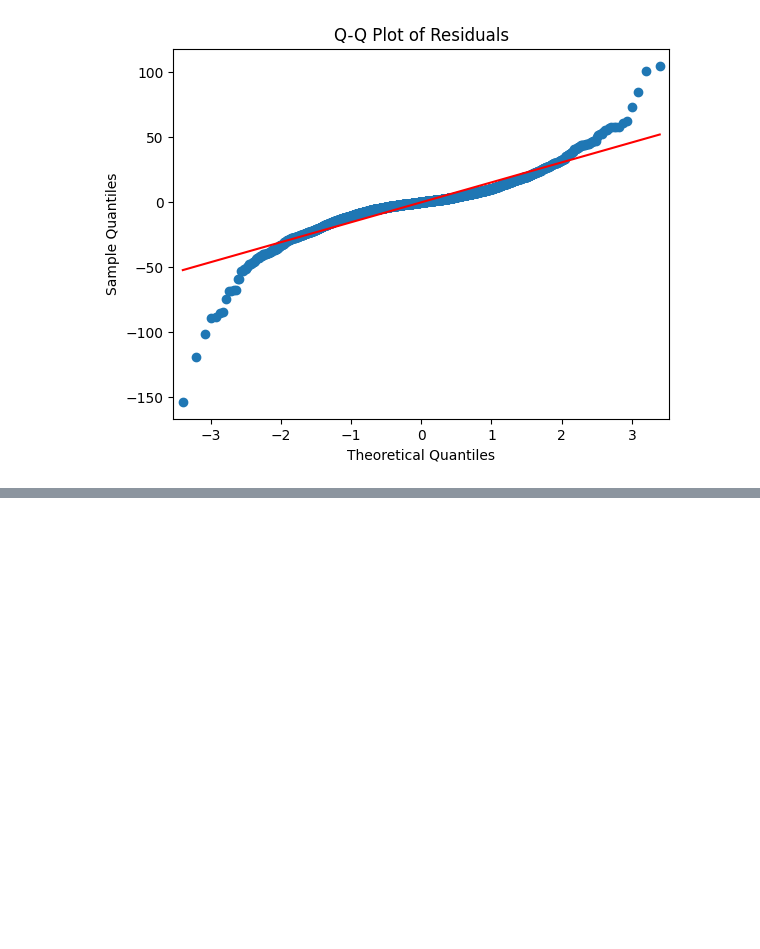
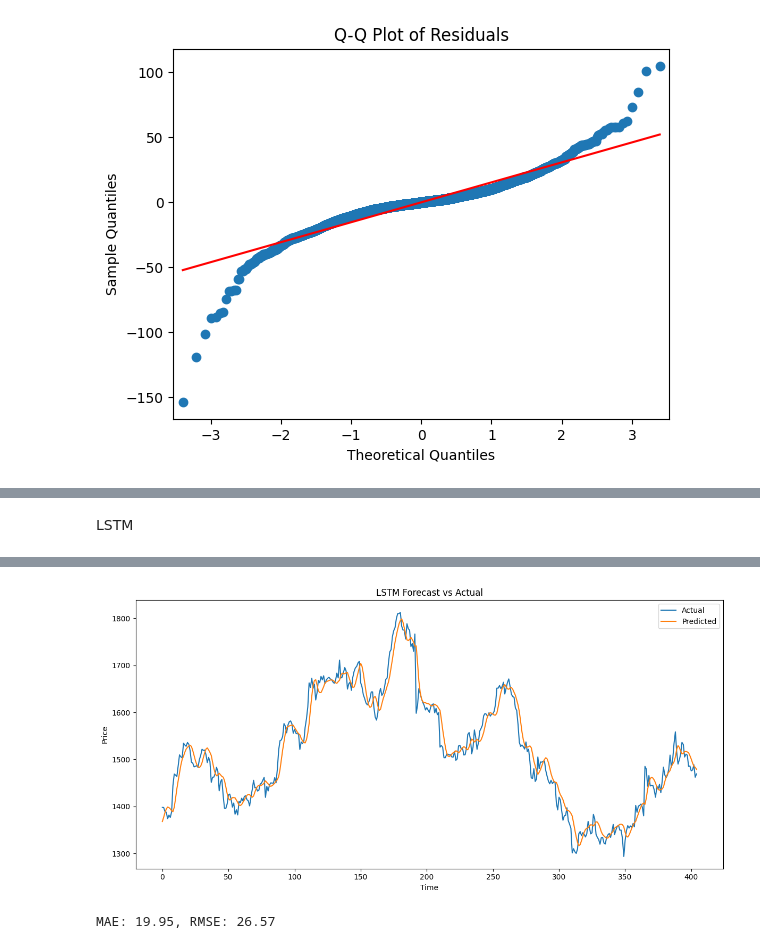
Before and after one commit to edeery3/Applied-Data-Science-1, a Jupyter notebook: GSK_Code.ipynb, the cells around one changed output, grey strips where cells are left out. Drawn from its saved outputs; the diff is of its cells as text; code cells hidden in the pictures; blank space fills up the shorter version.

```diff
--- a/GSK_Code.ipynb
+++ b/GSK_Code.ipynb
@@ -317,0 +380,71 @@ plt.show()
+# %% [markdown]
+LSTM
+# %%
+
+from sklearn.preprocessing import MinMaxScaler
+from tensorflow.keras.models import Sequential
+from tensorflow.keras.layers import LSTM, Dense, Dropout, Input
+from tensorflow.keras.callbacks import EarlyStopping
+
+
+# Scale the data
+scaler = MinMaxScaler()
+train_scaled = scaler.fit_transform(train_close.values.reshape(-1, 1))
+test_scaled = scaler.transform(test_close.values.reshape(-1, 1))
+
+
+def create_sequences(data, n_steps):
+    X, y = [], []
+    for i in range(n_steps, len(data)):
+        X.append(data[i - n_steps:i])
+        y.append(data[i])
+    return np.array(X), np.array(y)
+
+
+# Prepare sequences
+n_steps = 100
+X_train, y_train = create_sequences(train_scaled, n_steps)
+X_test, y_test = create_sequences(test_scaled, n_steps)
+
+# LSTM model
+model = Sequential([
+    Input(shape=(X_train.shape[1], X_train.shape[2])),
+    LSTM(64, return_sequences = True),
+    Dropout(0.2),
+    LSTM(32),
+    Dropout(0.2),
+    Dense(1)
+])
+
+model.compile(optimizer='adam', loss='mean_squared_error')
+
+early_stop = EarlyStopping(monitor='val_loss', patience=5, restore_best_weights=True)
+
+# Train the model
+history = model.fit(
+    X_train, y_train,
+    validation_data=(X_test, y_test),
+    epochs=20,
+    batch_size=32,
+    callbacks=[early_stop],
+    verbose=1
+)
+
+# Predict
+y_pred = model.predict(X_test)
+
+# Inverse transform
+y_pred_inv = scaler.inverse_transform(y_pred)
+y_test_inv = scaler.inverse_transform(y_test)
+
+# Plot
+plt.figure(figsize=(12, 6))
+plt.plot(y_test_inv, label='Actual')
+plt.plot(y_pred_inv, label='Predicted')
+plt.title("LSTM Forecast vs Actual")
+plt.xlabel("Time")
+plt.ylabel("Price")
+plt.legend()
+plt.tight_layout()
+plt.show()
+# %% [output]
@@ -317,0 +468,9 @@ plt.show()
+[figure, added]
+# %%
+from sklearn.metrics import mean_absolute_error, mean_squared_error
+
+mae = mean_absolute_error(y_test_inv, y_pred_inv)
+rmse = np.sqrt(mean_squared_error(y_test_inv, y_pred_inv))
+print(f"MAE: {mae:.2f}, RMSE: {rmse:.2f}")
+# %% [output]
+MAE: 19.95, RMSE: 26.57
```
Also changed, not shown: parts of 14 cells of this notebook.
